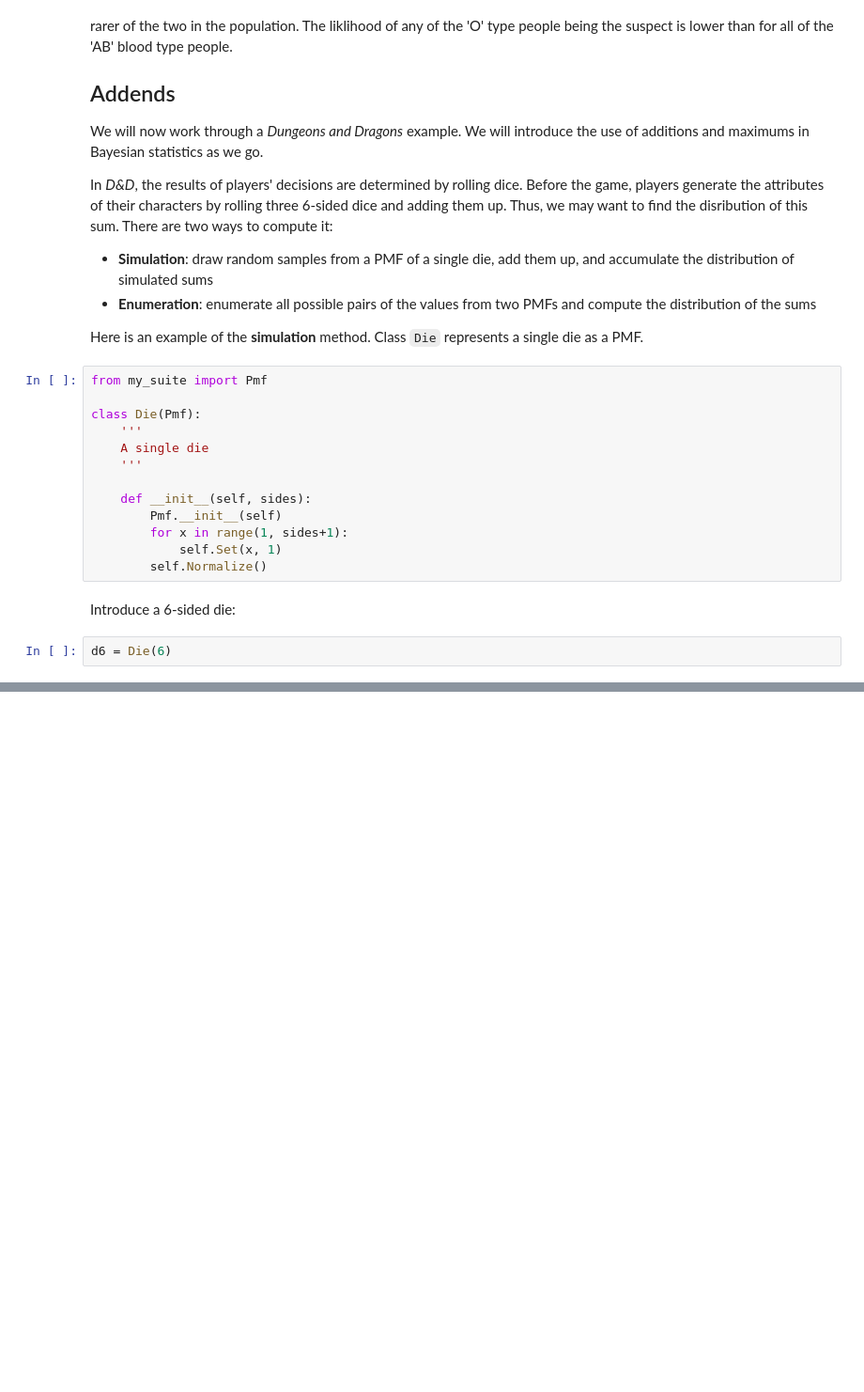
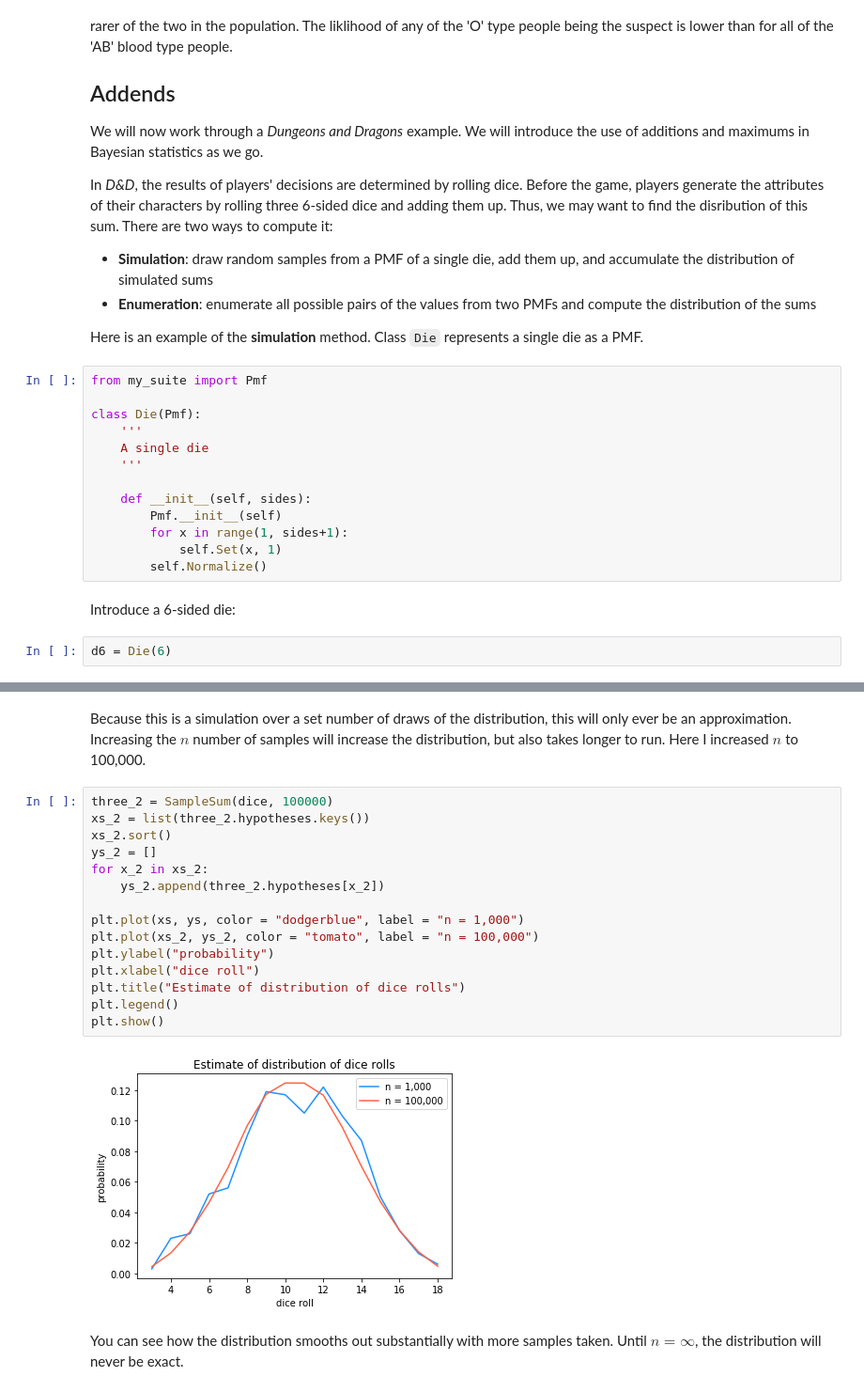
Before and after one commit to jhrcook/ThinkBayes, a Jupyter notebook: chapter5_oddsandends.ipynb, the cells around one changed output, grey strips where cells are left out. Shown: that part at 94% size. Saved outputs shown, nothing was run; the diff lists cells and outputs as text; blank space fills up the shorter version.

```diff
--- a/chapter5_oddsandends.ipynb
+++ b/chapter5_oddsandends.ipynb
@@ -113,0 +168,21 @@ def RandomSum(dists):
+# %% [markdown]
+Because this is a simulation over a set number of draws of the distribution, this will only ever be an approximation. Increasing the $n$ number of samples will increase the distribution, but also takes longer to run. Here I increased $n$ to 100,000.
+# %%
+three_2 = SampleSum(dice, 100000)
+xs_2 = list(three_2.hypotheses.keys())
+xs_2.sort()
+ys_2 = []
+for x_2 in xs_2:
+    ys_2.append(three_2.hypotheses[x_2])
+
+plt.plot(xs, ys, color = "dodgerblue", label = "n = 1,000")
+plt.plot(xs_2, ys_2, color = "tomato", label = "n = 100,000")
+plt.ylabel("probability")
+plt.xlabel("dice roll")
+plt.title("Estimate of distribution of dice rolls")
+plt.legend()
+plt.show()
+# %% [output]
+[figure, added]
+# %% [markdown]
+You can see how the distribution smooths out substantially with more samples taken. Until $n=\infty$, the distribution will never be exact.
```
Also changed, not shown: parts of 5 cells of this notebook.
